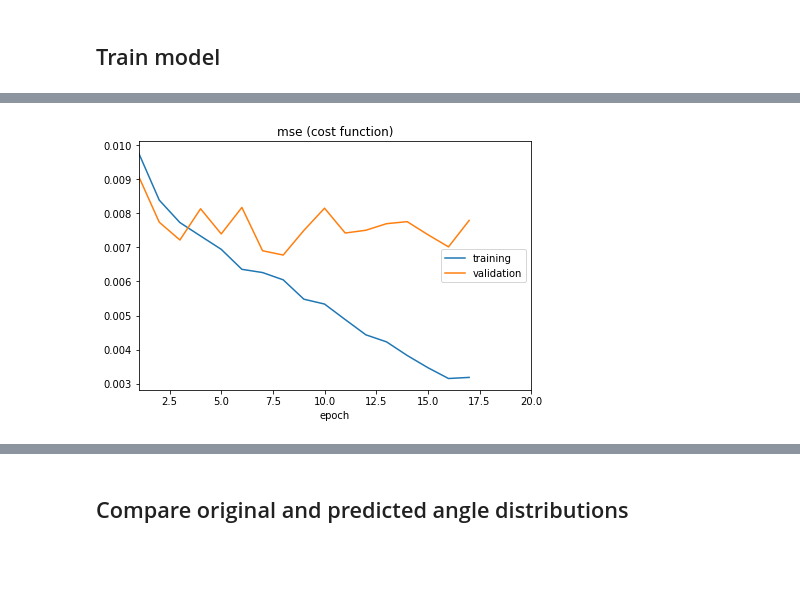
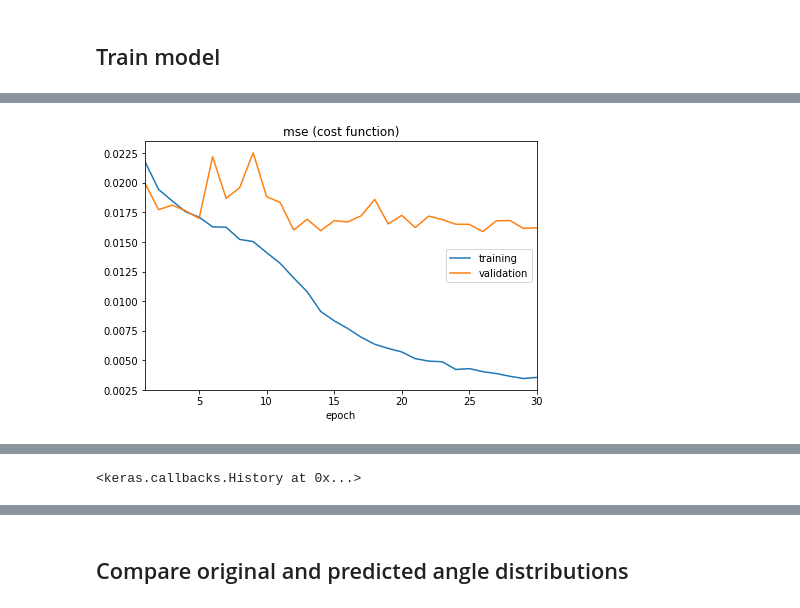
Before and after one commit to koulakis/CarND-Behavioral-Cloning-P3, a Jupyter notebook: clone.ipynb, the cells around one changed output, grey strips where cells are left out. Saved outputs shown, nothing was run; the diff lists cells and outputs as text; code cells hidden in the pictures; blank space fills up the shorter version.

Commit message:
Adds the remaining two edge correction datasets and manages to do the whole round successfully.

```diff
--- a/clone.ipynb
+++ b/clone.ipynb
@@ -59,6 +57,8 @@ images, measurements = load_image_sets([
     '3_forward_rounds',
     '3_backward_rounds',
     'edges_forward',
+    'edges_backward',
+    'edges_smooth',
     '2_rounds_for_testing'
 ])
 print(f'Number of samples: {measurements.shape[0]}')
@@ -186,12 +182,12 @@ Wall time: 39.6 s
 # %%
 %%time
 model.fit(
     train_images,
     train_meas,
-    epochs=20,
+    epochs=30,
     callbacks=[PlotLossesKeras()],
     validation_data=[valid_images, valid_meas]
 )
 # %% [output]
-[figure, old version]
+[figure, new version]
 mse (cost function):
@@ -201 +198,2 @@ Epoch 18/20
+<keras.callbacks.History at 0x...>
 # %%
```
Also changed, not shown: parts of 14 cells of this notebook, 4 other files.
